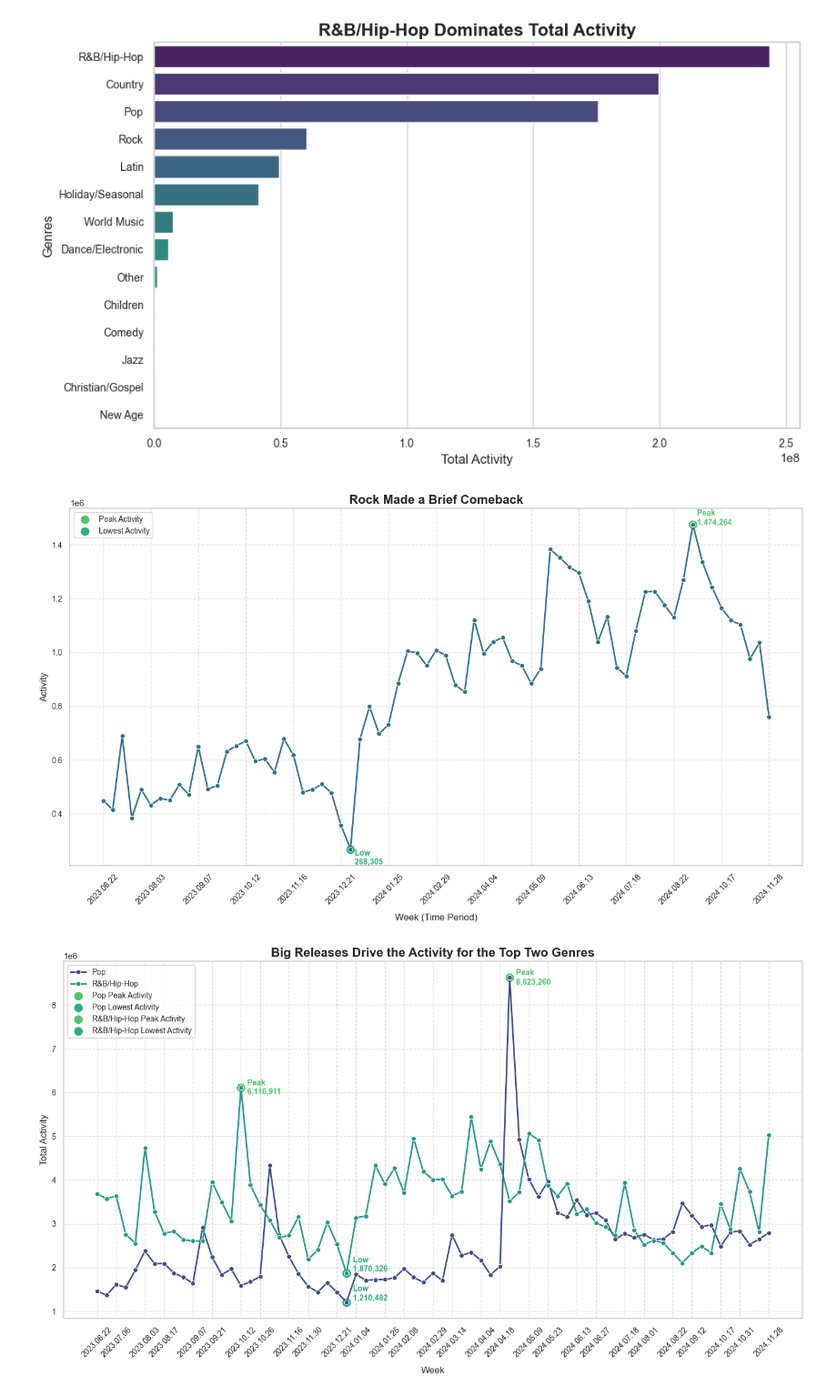
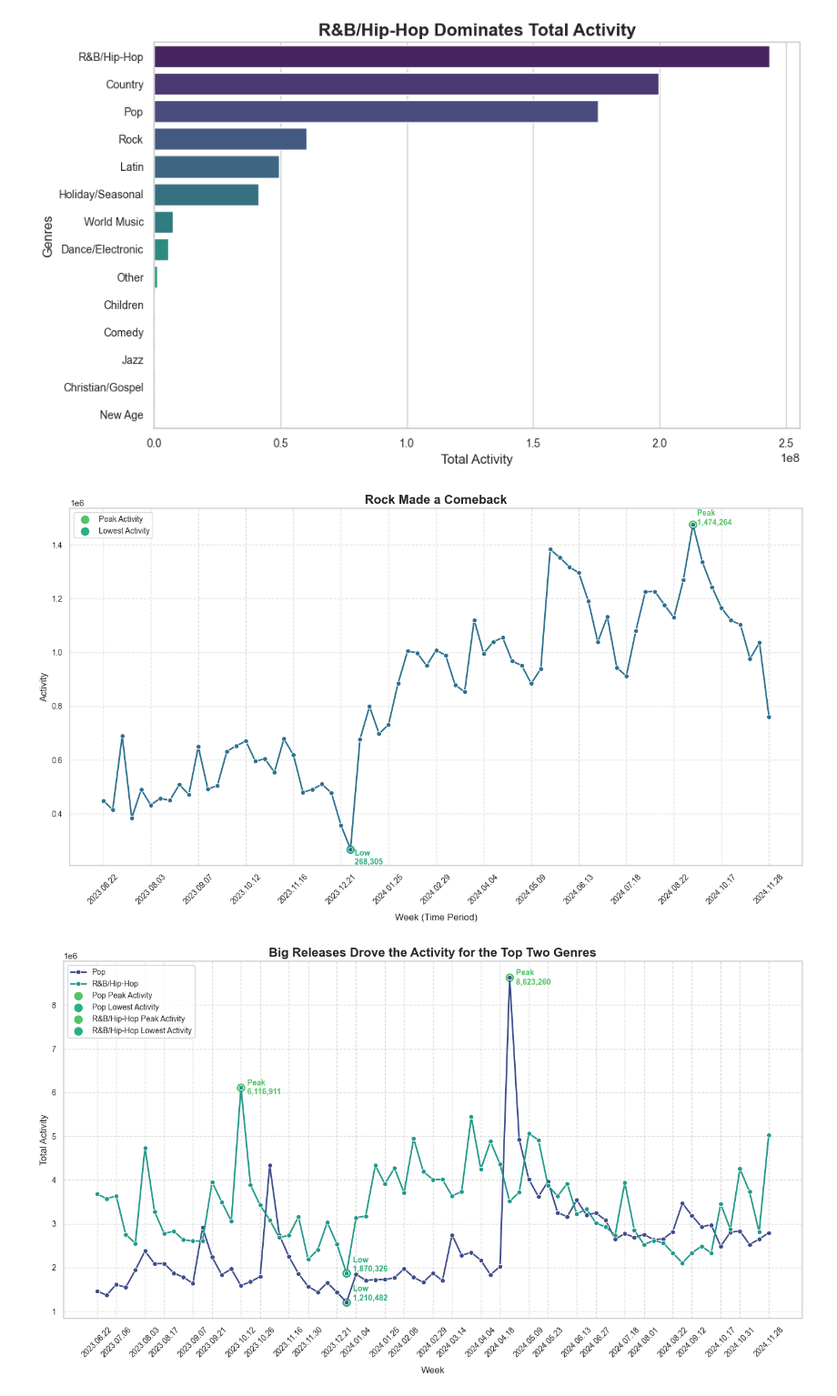
Before and after one commit to FrostNT1/Music-Industry-Insights, a Jupyter notebook: experiments/Beema/03_all_beema_code.ipynb, the cells around one changed output. Shown at 91% size. Cells and saved outputs as stored; diff of their text form; code cells hidden in the pictures.

```diff
--- a/experiments/Beema/03_all_beema_code.ipynb
+++ b/experiments/Beema/03_all_beema_code.ipynb
@@ -306,35 +307,35 @@ def create_line_graph(data, x_column, y_column, title, x_label, y_label):
     tick_step = 5
     ticks = data[x_column][::tick_step]
     plt.xticks(ticks=ticks, labels=ticks, fontsize=10, rotation=45)
 
     # Add customizations
     plt.title(title, fontsize=16, weight='bold')
     plt.xlabel(x_label, fontsize=12, labelpad=10)
     plt.ylabel(y_label, fontsize=12)
     plt.xticks(fontsize=10, rotation=45)
     plt.yticks(fontsize=10)
 
     # Add a legend
     plt.legend(loc='upper left', fontsize=10)
 
     # Add grid and tight layout
     plt.grid(visible=True, linestyle='--', alpha=0.7)
     plt.tight_layout()
 
     # Show the plot
     plt.show()
 
 # Use the updated template
 create_line_graph(
     data=rock_over_time_df,
     x_column='Week',
     y_column='Total Activity',
-    title='Rock Made a Brief Comeback',
+    title='Rock Made a Comeback',
     x_label='Week (Time Period)',
     y_label='Activity'
 )
 # %% [output]
-[figure, old version]
+[figure, new version]
 # %%
 # Group data by week_of and Genre
 activity_over_time = df[df['Genre'].isin(['Pop', 'R&B/Hip-Hop'])].groupby(['week_of', 'Genre'])['TW Total Activity'].sum().reset_index()
```
Also changed, not shown: parts of 6 cells of this notebook, 6 other files.
